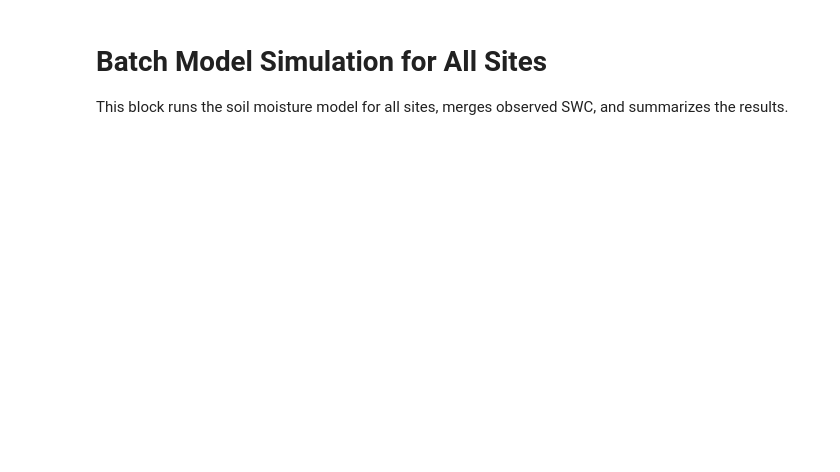
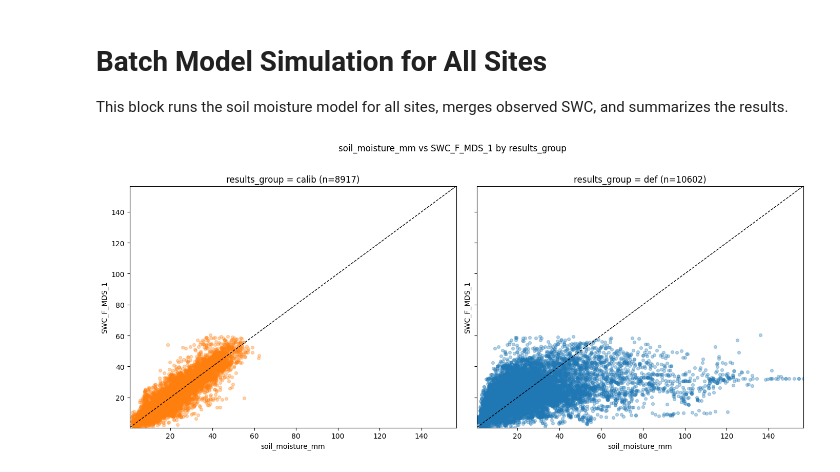
Before and after one commit to vmyrgiotis/soil_moisture_model, a Jupyter notebook: notebook.ipynb, the cells around one changed output. Cells and saved outputs as stored; diff of their text form; code cells hidden in the pictures; blank space fills up the shorter version.

```diff
--- a/notebook.ipynb
+++ b/notebook.ipynb
@@ -284,7 +286,7 @@ for site_name in sites_df["Id"].dropna().unique():
     except Exception as e:
         failed_sites.append((site_name, str(e)))
 
-results_all_sites = (
+results_all_sites_def = (
     pd.concat(all_results, ignore_index=True)
     .set_index(["time", "site_name", "plant_type"])
     .sort_index()
@@ -295,8 +297,85 @@ if failed_sites:
     print("Model failed (first 5):", failed_sites[:5])
 if failed_swc:
     print("SWC load failed (first 5):", failed_swc[:5])
-
-results_all_sites
+# %%
+# Prepare copies with keys as columns
+calib = results_all_sites.reset_index() if isinstance(results_all_sites.index, pd.MultiIndex) else results_all_sites.copy()
+default = results_all_sites_def.reset_index() if isinstance(results_all_sites_def.index, pd.MultiIndex) else results_all_sites_def.copy()
+
+# Normalize key names
+rename_map = {"id": "site_name", "Id": "site_name", "site_type": "plant_type"}
+calib = calib.rename(columns={k: v for k, v in rename_map.items() if k in calib.columns})
+default = default.rename(columns={k: v for k, v in rename_map.items() if k in default.columns})
+
+# Ensure time alignment
+if "time" in calib.columns:
+    calib["time"] = pd.to_datetime(calib["time"])
+if "time" in default.columns:
+    default["time"] = pd.to_datetime(default["time"])
+
+# Optional typo fix
+if "plant_type" in calib.columns:
+    calib["plant_type"] = calib["plant_type"].replace({"shurb": "shrub"})
+if "plant_type" in default.columns:
+    default["plant_type"] = default["plant_type"].replace({"shurb": "shrub"})
+
+# Tag result source and combine
+calib["results_group"] = "calib"
+default["results_group"] = "def"
+
+merged_results = pd.concat([calib, default], ignore_index=True, sort=False)
+
+# Keep a grouped view if needed
+grouped_results = merged_results.groupby("results_group")
+
+# Scatter split into one subplot per results_group
+df = merged_results.copy()
+
+group_candidates = ["results_group", "run_group", "scenario", "config", "set_name"]
+group_col = next((c for c in group_candidates if c in df.columns), None)
+if group_col is None:
+    raise ValueError("No group column found (expected e.g. 'def' / 'calib').")
+
+df[group_col] = (
+    df[group_col].astype(str).str.strip().str.lower().replace({
+        "default": "def",
+        "baseline": "def",
+        "calibrated": "calib",
+        "calibration": "calib",
+    })
+)
+
+plot_df = df.dropna(subset=["soil_moisture_mm", "SWC_F_MDS_1"]).copy()
+groups = sorted(plot_df[group_col].unique())
+
+if len(groups) == 0:
+    raise ValueError("No paired data after dropping NaNs in soil_moisture_mm and SWC_F_MDS_1.")
+
+fig, axes = plt.subplots(1, len(groups), figsize=(7 * len(groups), 6), sharex=True, sharey=True)
+axes = np.atleast_1d(axes)
+
+colors = {"def": "tab:blue", "calib": "tab:orange"}
+lo = min(plot_df["soil_moisture_mm"].min(), plot_df["SWC_F_MDS_1"].min())
+hi = max(plot_df["soil_moisture_mm"].max(), plot_df["SWC_F_MDS_1"].max())
+
+for ax, g in zip(axes, groups):
+    d = plot_df[plot_df[group_col] == g]
+    ax.scatter(
+        d["soil_moisture_mm"], d["SWC_F_MDS_1"],
+        s=18, alpha=0.33, color=colors.get(g, "gray")
+    )
+    ax.plot([lo, hi], [lo, hi], "k--", lw=1)
+    ax.set_title(f"{group_col} = {g} (n={len(d)})")
+    ax.set_xlabel("soil_moisture_mm")
+    ax.set_ylabel("SWC_F_MDS_1")
+    ax.set_xlim(lo, hi)
+    ax.set_ylim(lo, hi)
+
+fig.suptitle("soil_moisture_mm vs SWC_F_MDS_1 by results_group", y=1.02)
+plt.tight_layout()
+plt.show()
+# %% [output]
+[figure, added]
 # %%
 
 # Choose outputs to visualize (simulation outputs, not raw drivers)
```
Also changed, not shown: parts of 7 cells of this notebook.
